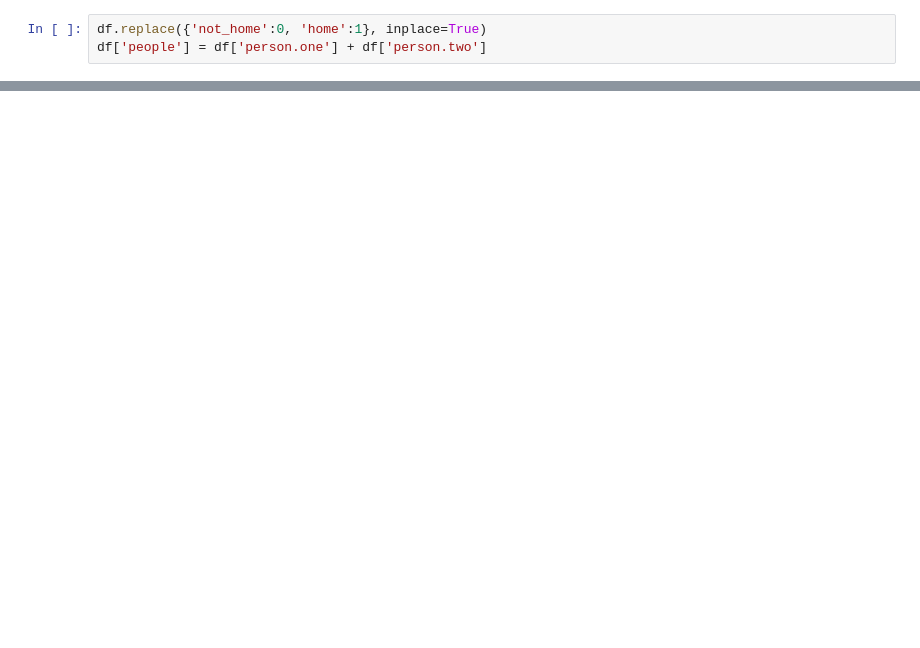
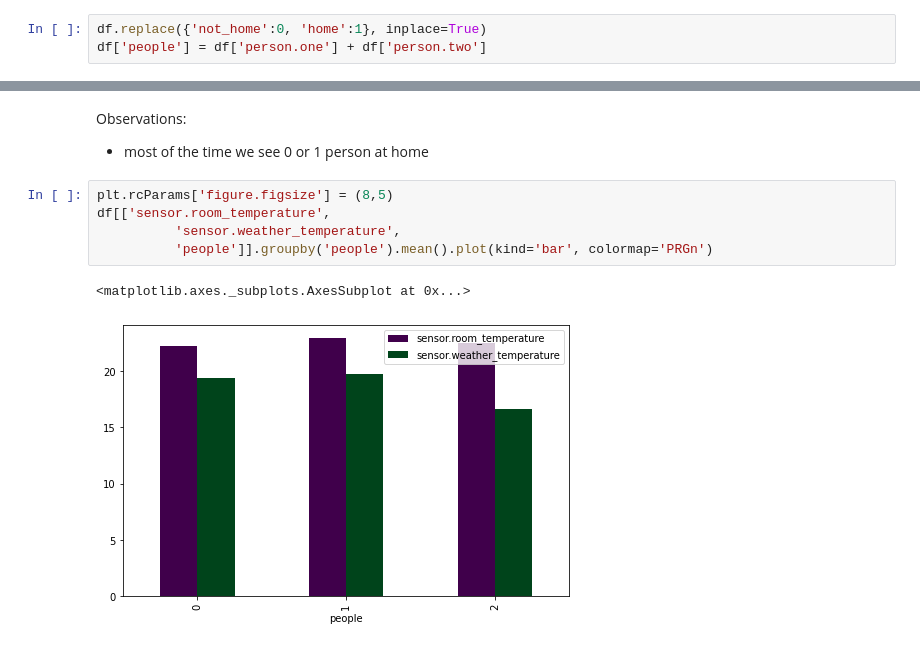
Before and after one commit to asyaparfenova/air_condidioner_effectiveness_cost_carbon_footprint, a Jupyter notebook: EDA.ipynb, the cells around one changed output, grey strips where cells are left out. Drawn from its saved outputs; the diff is of its cells as text; blank space fills up the shorter version.

```diff
--- a/EDA.ipynb
+++ b/EDA.ipynb
@@ -405,0 +351,11 @@ memory usage: 7.6+ MB
+# %% [markdown]
+Observations:
+- most of the time we see 0 or 1 person at home
+# %%
+plt.rcParams['figure.figsize'] = (8,5)
+df[['sensor.room_temperature',
+          'sensor.weather_temperature',
+          'people']].groupby('people').mean().plot(kind='bar', colormap='PRGn')
+# %% [output]
+<matplotlib.axes._subplots.AxesSubplot at 0x...>
+[figure, added]
```
Also changed, not shown: parts of 24 cells of this notebook.
